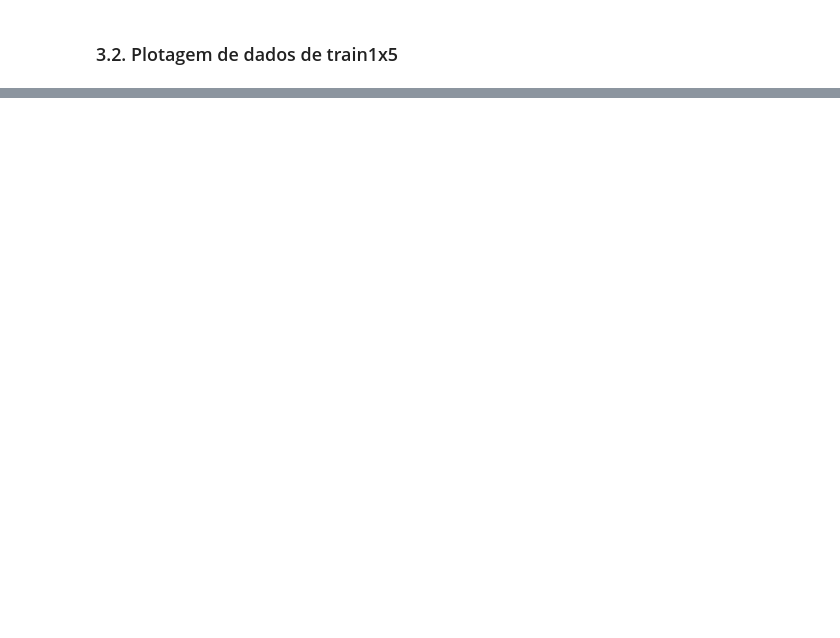
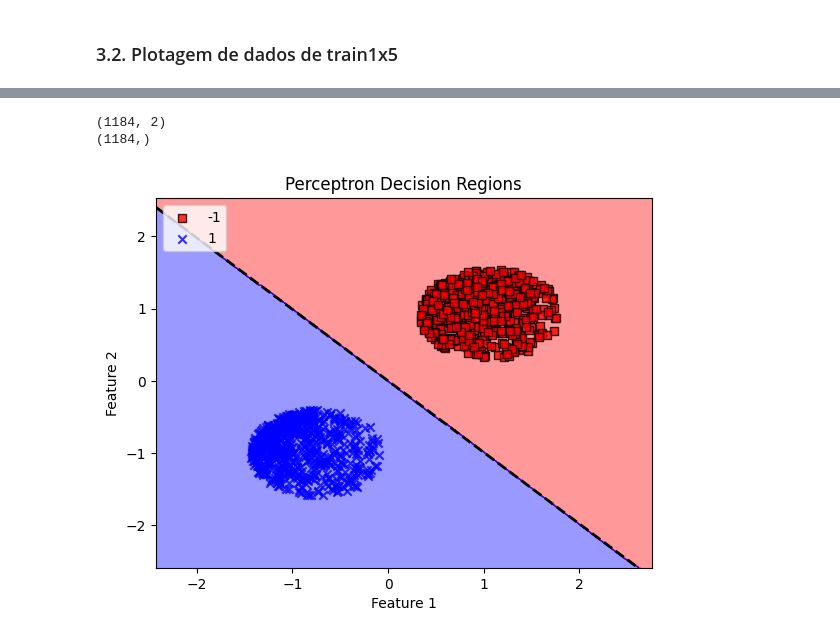
Before and after one commit to Gabyzera/ufpb_am, a Jupyter notebook: reconhecimento_digitos/src/main.ipynb, the cells around one changed output, grey strips where cells are left out. Drawn from its saved outputs; the diff is of its cells as text; code cells hidden in the pictures; blank space fills up the shorter version.

Commit message:
feat: add algorithm and plot for perceptron and fix reduction

```diff
--- a/reconhecimento_digitos/src/main.ipynb
+++ b/reconhecimento_digitos/src/main.ipynb
@@ -77,0 +101,70 @@ plotagem_grafico(data_train_redu_filtered_df)
+# %%
+from modelos_lineares.perceptron import *
+
+X_train = data_train_redu_filtered_df.iloc[:, 1:].values
+for i in range(np.shape(X_train)[1]):
+    X_train[:,i] = (X_train[:,i] - np.mean(X_train[:,i]))/np.std(X_train[:,i])
+
+y_train = data_train_redu_filtered_df.iloc[:, 0].values
+y_train = np.where(y_train == 1, 1, -1)
+
+perceptron = Perceptron(taxa_aprendizado=0.01, n_iteracoes=200)
+
+perceptron.fit(X_train, y_train)
+# %% [output]
+(1184, 2)
+(1184,)
+# %%
+import matplotlib.pyplot as plt
+from matplotlib.colors import ListedColormap
+import numpy as np
+
+def plot_decision_regions(X, y, classifier, resolution=0.02):
+    # Configura marcadores e colormap
+    markers = ('s', 'x', 'o', '^', 'v')
+    colors = ('red', 'blue', 'lightgreen', 'gray', 'cyan')
+    cmap = ListedColormap(colors[:len(np.unique(y))])
+
+    # Cria o grid de plotagem
+    x1_min, x1_max = X[:, 0].min() - 1, X[:, 0].max() + 1
+    x2_min, x2_max = X[:, 1].min() - 1, X[:, 1].max() + 1
+    xx1, xx2 = np.meshgrid(np.arange(x1_min, x1_max, resolution),
+                           np.arange(x2_min, x2_max, resolution))
+
+    # Previsão para cada ponto no grid
+    Z = classifier.predict(np.array([xx1.ravel(), xx2.ravel()]).T)
+    Z = Z.reshape(xx1.shape)
+
+    # Plota a região de decisão
+    plt.contourf(xx1, xx2, Z, alpha=0.4, cmap=cmap)
+
+    # Plota amostras de classe
+    for idx, cl in enumerate(np.unique(y)):
+        plt.scatter(x=X[y == cl, 0],
+                    y=X[y == cl, 1],
+                    alpha=0.8,
+                    c=colors[idx],
+                    marker=markers[idx],
+                    label=cl,
+                    edgecolor='black')
+
+    # Desenha a linha de decisão
+    weights = classifier.weight
+    a = -weights[1] / weights[2]  # Inclinação da linha
+    b = -weights[0] / weights[2]  # Interceptação y da linha
+    decision_boundary = np.array([x1_min, x1_max])
+    plt.plot(decision_boundary, a * decision_boundary + b, "k--", linewidth=2)
+
+    # Define os limites do gráfico
+    plt.xlim(x1_min, x1_max)
+    plt.ylim(x2_min, x2_max)
+    plt.xlabel('Feature 1')
+    plt.ylabel('Feature 2')
+    plt.title('Perceptron Decision Regions')
+    plt.legend(loc='upper left')
+
+# Agora você pode chamar a função plot_decision_regions como você já fez:
+plot_decision_regions(X_train, y_train, classifier=perceptron)
+plt.show()
+# %% [output]
+[figure, added]
```
Also changed, not shown: parts of 9 cells of this notebook, 4 other files.
